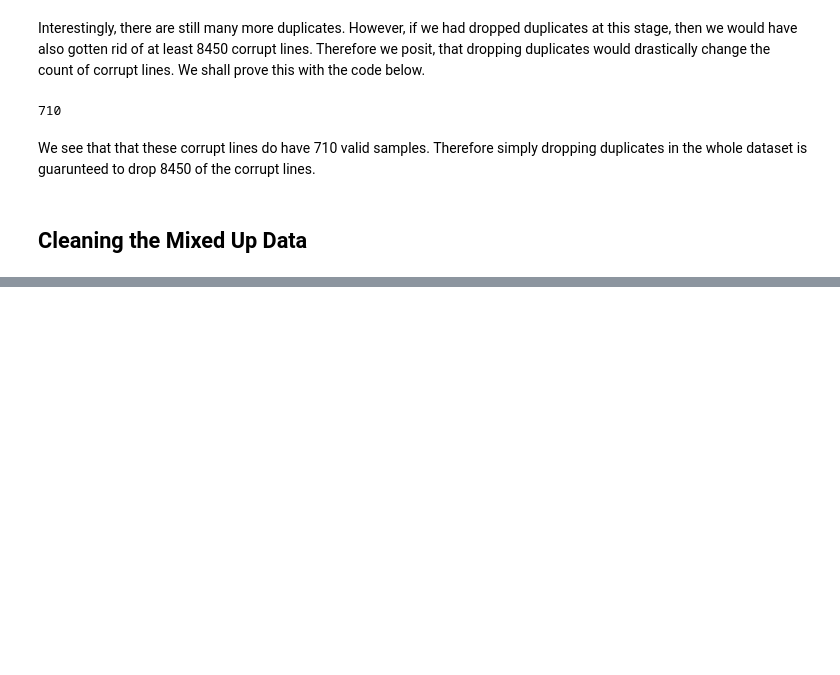
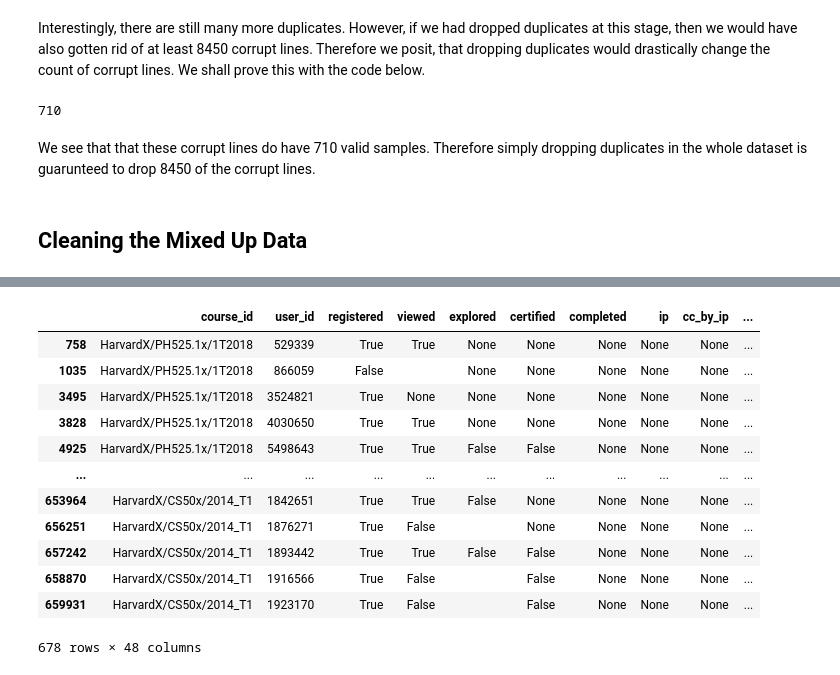
Before and after one commit to tmaounis/apcomp221-pset2, a Jupyter notebook: cleaning_data.ipynb, the cells around one changed output, grey strips where cells are left out. Saved outputs shown, nothing was run; the diff lists cells and outputs as text; code cells hidden in the pictures; blank space fills up the shorter version.

```diff
--- a/cleaning_data.ipynb
+++ b/cleaning_data.ipynb
@@ -190,0 +227,17 @@ stats_NaN(df_clean)
+# %%
+#garbage, will have to deal with
+display_df(df_clean[df_clean['completed'].isnull()])
+# %% [output]
+|  | course_id | user_id | registered | viewed | explored | certified | completed | ip | cc_by_ip | ... |
+| 758 | HarvardX/PH525.1x/1T2018 | 529339 | True | True | None | None | None | None | None | ... |
+| 1035 | HarvardX/PH525.1x/1T2018 | 866059 | False |  | None | None | None | None | None | ... |
+| 3495 | HarvardX/PH525.1x/1T2018 | 3524821 | True | None | None | None | None | None | None | ... |
+| 3828 | HarvardX/PH525.1x/1T2018 | 4030650 | True | True | None | None | None | None | None | ... |
+| 4925 | HarvardX/PH525.1x/1T2018 | 5498643 | True | True | False | False | None | None | None | ... |
+| ... | ... | ... | ... | ... | ... | ... | ... | ... | ... | ... |
+| 653964 | HarvardX/CS50x/2014_T1 | 1842651 | True | True | False | None | None | None | None | ... |
+| 656251 | HarvardX/CS50x/2014_T1 | 1876271 | True | False |  | None | None | None | None | ... |
+| 657242 | HarvardX/CS50x/2014_T1 | 1893442 | True | True | False | False | None | None | None | ... |
+| 658870 | HarvardX/CS50x/2014_T1 | 1916566 | True | False |  | False | None | None | None | ... |
+| 659931 | HarvardX/CS50x/2014_T1 | 1923170 | True | False |  | False | None | None | None | ... |
+678 rows × 48 columns
```
Also changed, not shown: parts of 24 cells of this notebook.
